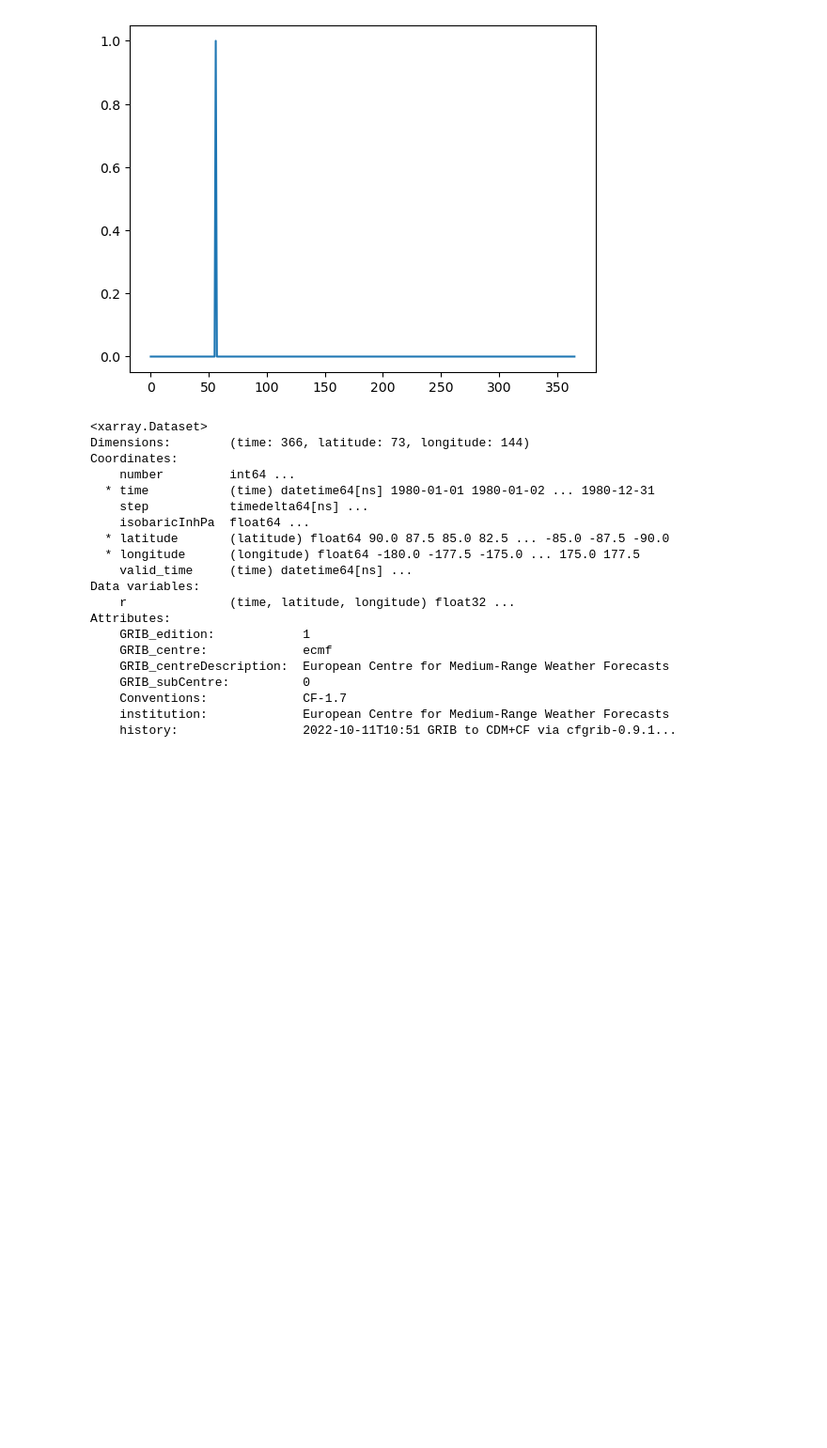
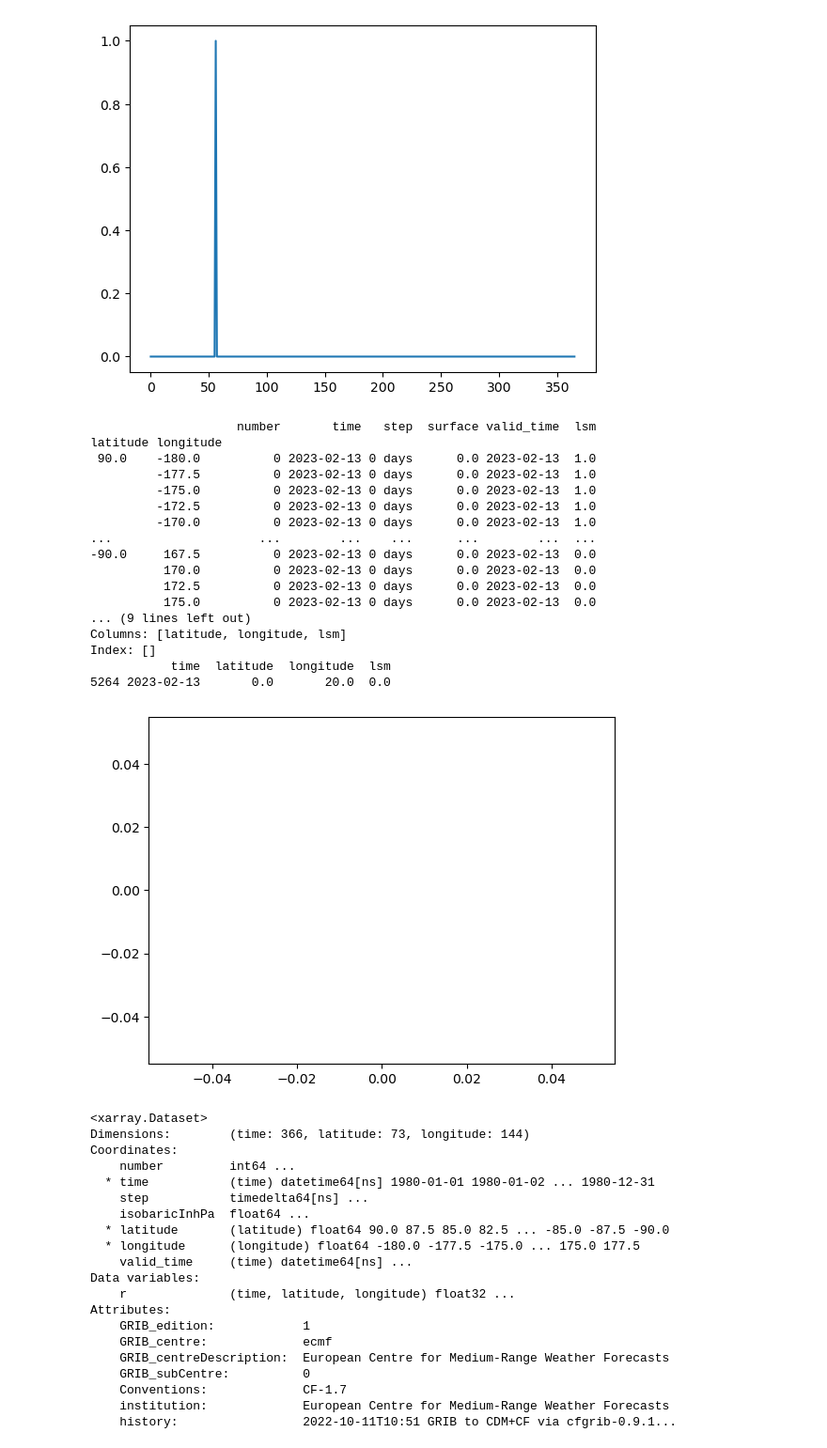
Before and after one commit to PaoloBonettiPolimi/TC, a Jupyter notebook: Paolo/notebooks/2) New Data TC.ipynb, the cells around one changed output. Shown: that part at 94% size. Drawn from its saved outputs; the diff is of its cells as text; code cells hidden in the pictures; blank space fills up the shorter version.

```diff
--- a/Paolo/notebooks/2) New Data TC.ipynb
+++ b/Paolo/notebooks/2) New Data TC.ipynb
@@ -269,6 +348,27 @@ time       latitude longitude
 
 [366 rows x 4 columns]
 [figure]
+# %%
+open_file(path="/Users/paolo/Desktop/2.5_lsm.grb", eng='cfgrib', backed=False, key='lsm', multiple=False, lon=20)
+# %% [output]
+                    number       time   step  surface valid_time  lsm
+latitude longitude
+ 90.0    -180.0          0 2023-02-13 0 days      0.0 2023-02-13  1.0
+         -177.5          0 2023-02-13 0 days      0.0 2023-02-13  1.0
+         -175.0          0 2023-02-13 0 days      0.0 2023-02-13  1.0
+         -172.5          0 2023-02-13 0 days      0.0 2023-02-13  1.0
+         -170.0          0 2023-02-13 0 days      0.0 2023-02-13  1.0
+...                    ...        ...    ...      ...        ...  ...
+-90.0     167.5          0 2023-02-13 0 days      0.0 2023-02-13  0.0
+          170.0          0 2023-02-13 0 days      0.0 2023-02-13  0.0
+          172.5          0 2023-02-13 0 days      0.0 2023-02-13  0.0
+          175.0          0 2023-02-13 0 days      0.0 2023-02-13  0.0
+... (9 lines left out)
+Columns: [latitude, longitude, lsm]
+Index: []
+           time  latitude  longitude  lsm
+5264 2023-02-13       0.0       20.0  0.0
+[figure, added]
 # %%
 path="/Users/paolo/Documents/TC_old/data/data_new_samples/19800101_19801231.grb"
 eng='cfgrib'
```
Also changed, not shown: parts of 7 cells of this notebook, 17 other files.
